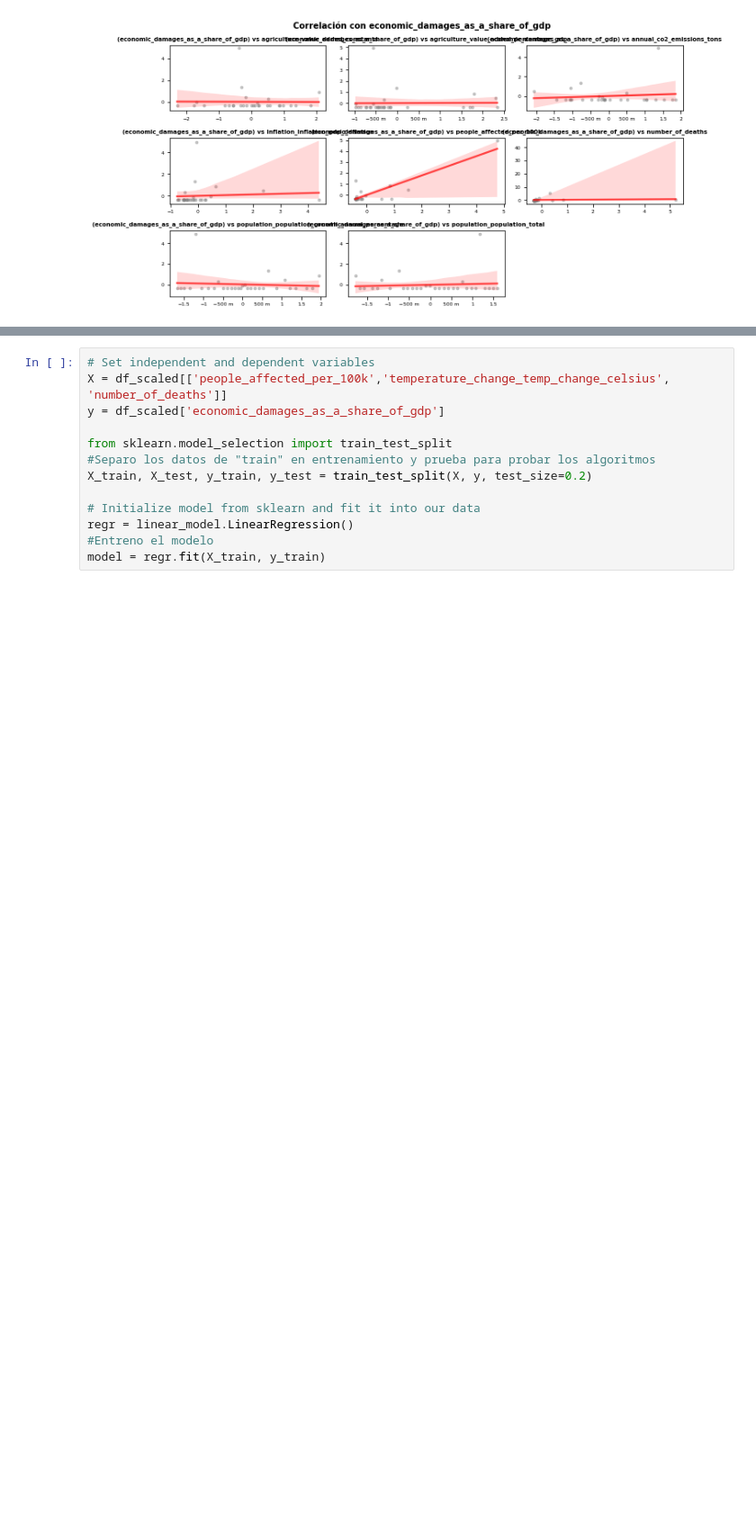
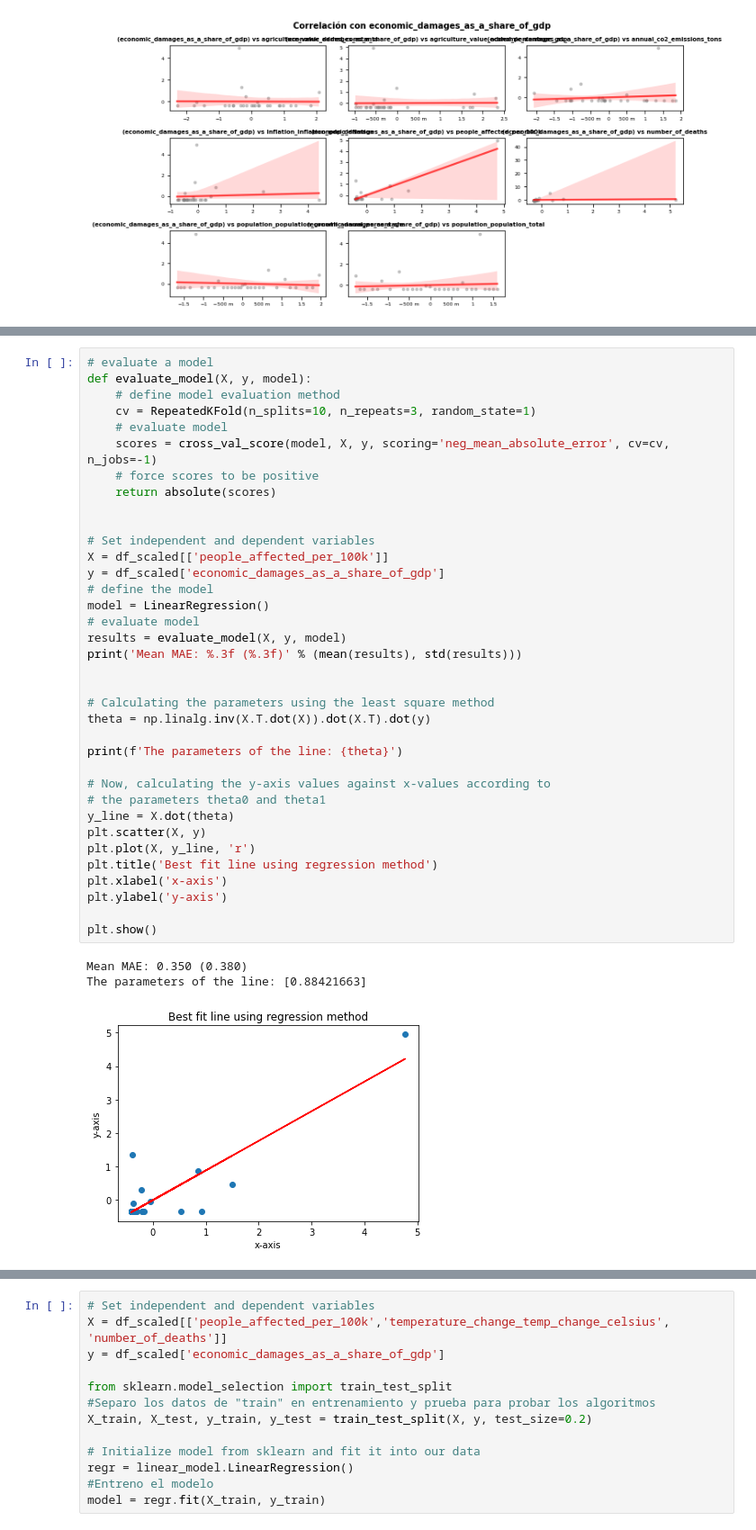
Before and after one commit to LAURYMEOW/Machine-Leraning-Project, a Jupyter notebook: Respaldo/Machine_learning/Notebook.2/HAITI_Correlation_Analysis and Linear Regression Model.ipynb, the cells around one changed output, grey strips where cells are left out. Shown at 90% size. Drawn from its saved outputs; the diff is of its cells as text; blank space fills up the shorter version.

```diff
--- a/Respaldo/Machine_learning/Notebook.2/HAITI_Correlation_Analysis and Linear Regression Model.ipynb
+++ b/Respaldo/Machine_learning/Notebook.2/HAITI_Correlation_Analysis and Linear Regression Model.ipynb
@@ -707,0 +750,40 @@ fig.suptitle('Correlación con economic_damages_as_a_share_of_gdp', fontsize = 1
+# %%
+# evaluate a model
+def evaluate_model(X, y, model):
+    # define model evaluation method
+    cv = RepeatedKFold(n_splits=10, n_repeats=3, random_state=1)
+    # evaluate model
+    scores = cross_val_score(model, X, y, scoring='neg_mean_absolute_error', cv=cv, n_jobs=-1)
+    # force scores to be positive
+    return absolute(scores)
+
+
+# Set independent and dependent variables
+X = df_scaled[['people_affected_per_100k']]
+y = df_scaled['economic_damages_as_a_share_of_gdp']
+# define the model
+model = LinearRegression()
+# evaluate model
+results = evaluate_model(X, y, model)
+print('Mean MAE: %.3f (%.3f)' % (mean(results), std(results)))
+
+
+# Calculating the parameters using the least square method
+theta = np.linalg.inv(X.T.dot(X)).dot(X.T).dot(y)
+
+print(f'The parameters of the line: {theta}')
+
+# Now, calculating the y-axis values against x-values according to
+# the parameters theta0 and theta1
+y_line = X.dot(theta)
+plt.scatter(X, y)
+plt.plot(X, y_line, 'r')
+plt.title('Best fit line using regression method')
+plt.xlabel('x-axis')
+plt.ylabel('y-axis')
+
+plt.show()
+# %% [output]
+Mean MAE: 0.350 (0.380)
+The parameters of the line: [0.88421663]
+[figure, added]
```
Also changed, not shown: parts of 36 cells of this notebook, 1 other file.
